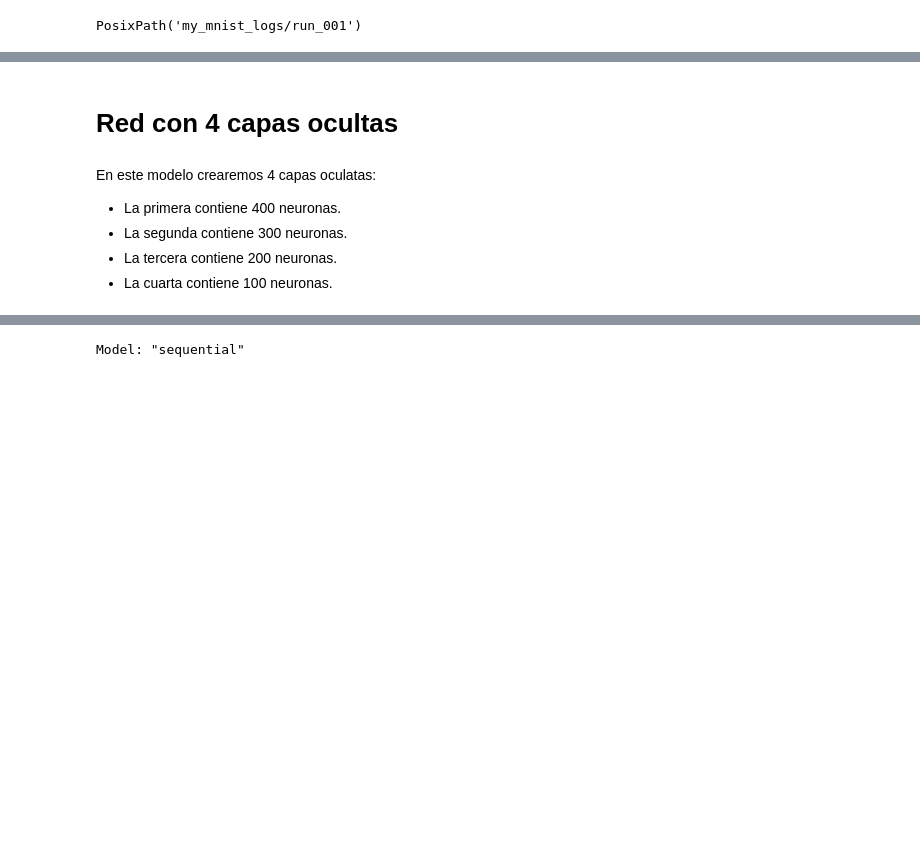
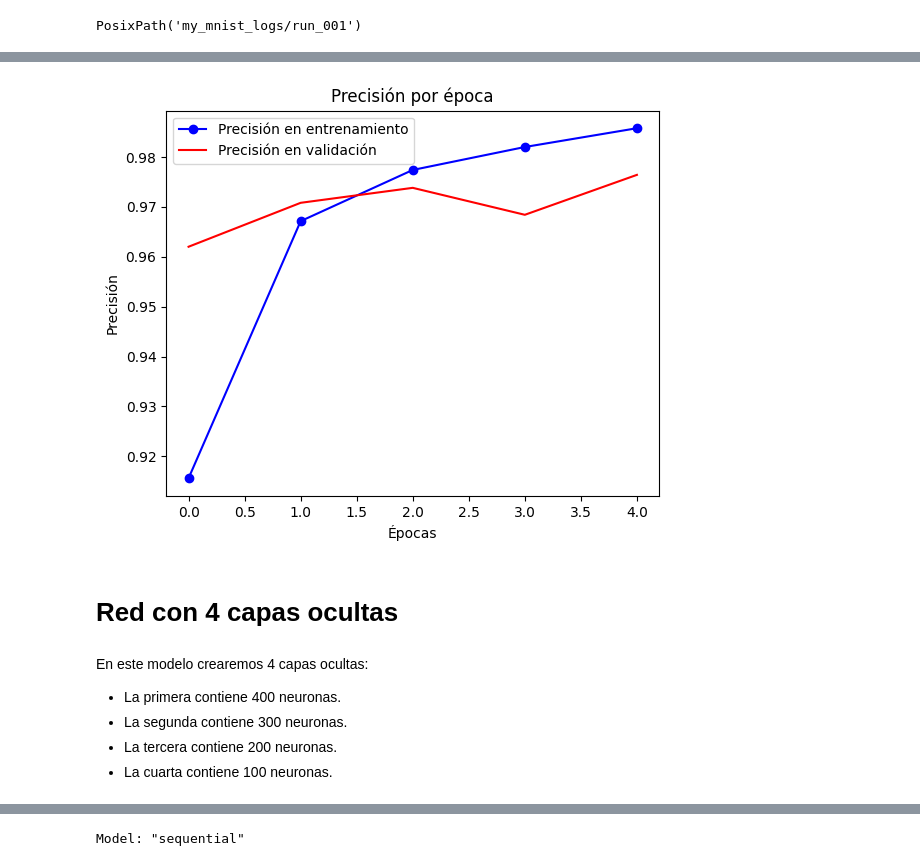
Before and after one commit to MaciaKing/UNED, a Jupyter notebook: Aprendizaje Profundo/Entrgas/PEC0.ipynb, the cells around one changed output, grey strips where cells are left out. Cells and saved outputs as stored; diff of their text form; code cells hidden in the pictures; blank space fills up the shorter version.

```diff
--- a/Aprendizaje Profundo/Entrgas/PEC0.ipynb
+++ b/Aprendizaje Profundo/Entrgas/PEC0.ipynb
@@ -294,7 +329,7 @@ early_stopping_cb = tf.keras.callbacks.EarlyStopping(patience=20)
 checkpoint_cb = tf.keras.callbacks.ModelCheckpoint("my_mnist_model_3.keras", save_best_only=True)
 tensorboard_cb = tf.keras.callbacks.TensorBoard(run_logdir)
 
-history = model_3.fit(X_train, y_train, epochs=1,
+history = model_3.fit(X_train, y_train, epochs=5,
                     validation_data=(X_valid, y_valid),
                     callbacks=[checkpoint_cb, early_stopping_cb, tensorboard_cb])
 # %% [output]
@@ -308,9 +352,13 @@ model_3.evaluate(X_test, y_test)
+# %%
+show_accuracy(history)
+# %% [output]
+[figure, added]
 # %% [markdown]
-# Red con 4 capas ocultas
+# **Red con 4 capas ocultas**
 # %%
 clean_session()
 # %% [markdown]
-En este modelo crearemos 4 capas oculatas:
+En este modelo crearemos 4 capas ocultas:
 
 - La primera contiene 400 neuronas.
 - La segunda contiene 300 neuronas.
```
Also changed, not shown: parts of 45 cells of this notebook, 2 other files.
